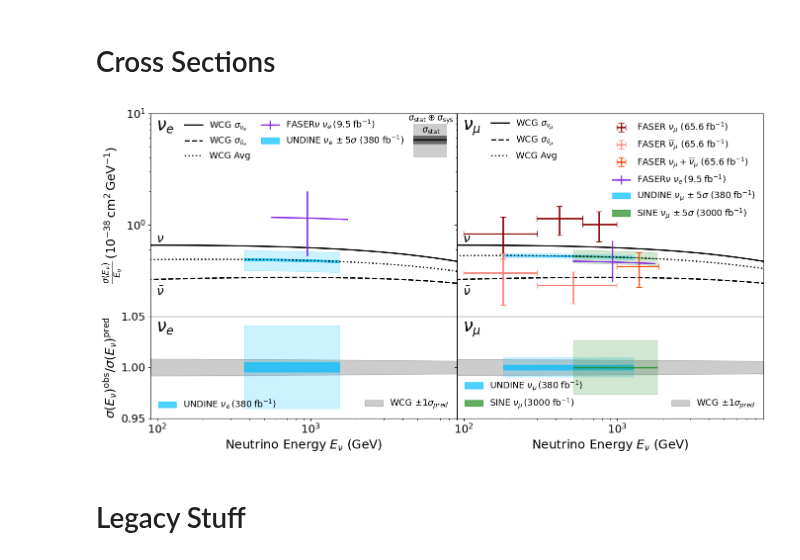
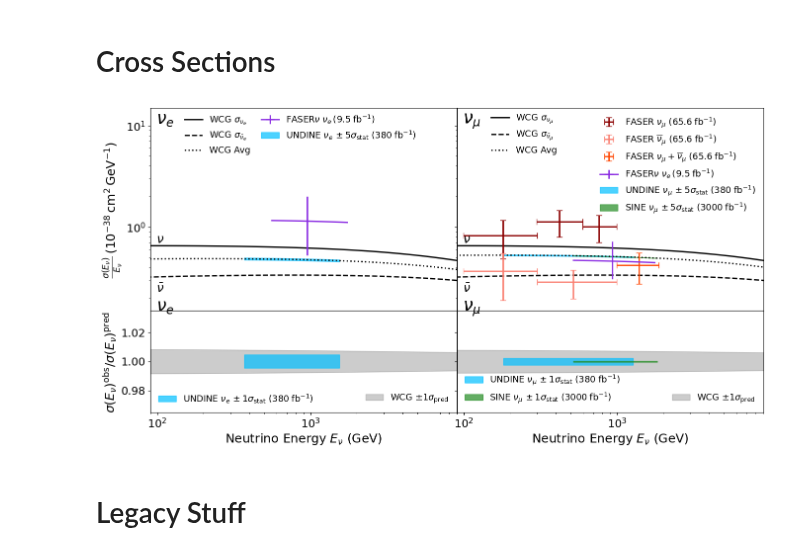
Before and after one commit to nickkamp1/Lake_Geneva_Neutrinos, a Jupyter notebook: SIREN_Analysis.ipynb, the cells around one changed output. Drawn from its saved outputs; the diff is of its cells as text; code cells hidden in the pictures.

Commit message:
revert to e instead of e + nc, clean up HNL sensitivity plot, clean up cross section plot, and finalize HNL jobs

```diff
--- a/SIREN_Analysis.ipynb
+++ b/SIREN_Analysis.ipynb
@@ -543,7 +543,7 @@ for lg,cg in zip(light_generators,charm_generators):
                 UNDINE_edist_muons_pions += tau_muon_BR*muon_pion_edist
                 UNDINE_edist_muons_kaons += tau_muon_BR*muon_kaon_edist
                 UNDINE_edist_muons_charm += tau_muon_BR*muon_charm_edist
-            if not(xs_model=="CC" and pid==14):
+            if xs_model=="CC" and pid==12: # if not(xs_model=="CC" and pid==14):
                 UNDINE_electrons += rate
                 UNDINE_electrons_pions += pion_rate
                 UNDINE_electrons_kaons += kaon_rate
@@ -619,12 +619,12 @@ plt.errorbar([],[],xerr=[],yerr=[],color="black",lw=3,label=r"$%d \sigma_{\rm st
 plt.legend(title=r"SINE (%1.1f ${\rm fb}^{-1}$)"%(3000*exposure_factor)+"\n"+r"UNDINE (%1.1f ${\rm fb}^{-1}$)"%(3000*UNDINE_luminosity_factor*exposure_factor),loc="lower left",title_fontsize=18)
 # plt.legend(title=r"%d ${\rm fb}^{-1}$ (%2.1f days)"%(3000*exposure_factor,exposure_factor/yearly_factor*365),loc="lower left")
 plt.xlim(14,36)
-plt.ylim(1,2)
+plt.ylim(2,7)
 plt.xlabel("(SINE Total) / (UNDINE Total)")
-plt.ylabel(r"(UNDINE $\mu$) / (UNDINE $e$ + NC)")
+plt.ylabel(r"(UNDINE $\mu$) / (UNDINE $e$)")
 plt.gcf().set_facecolor("white")
 plt.gcf().patch.set_alpha(0.0)
-plt.savefig("Figures/SIREN/GeneratorDifferntiator_withNC.pdf",dpi=100)
+plt.savefig("Figures/SIREN/GeneratorDifferntiator.pdf",dpi=100)
 plt.show()
 # %% [output]
 EPOSLHC BKSS
@@ -1221,11 +1224,11 @@ handle = ax[0,1].fill_between(UNDINE_numu_Erange_arr,
                    (1+n_sigma_top*UNDINE_numu_stat_err)*(UNDINE_numu_avg_xsec/UNDINE_numu_Erange_arr/1e-38),
                    color=UNDINE_color,alpha=0.7)
 exp_handles[(0,1)].append(handle)
-exp_labels[(0,1)].append(r"UNDINE $\nu_\mu\,\pm %d\sigma~(%1.0f\;{\rm fb}^{-1})$"%(n_sigma_top,UNDINE_luminosity_factor*3000*exposure_factor))
-ax[0,1].fill_between(UNDINE_numu_Erange_arr,
-                   (1-n_sigma_top*UNDINE_numu_tot_err)*(UNDINE_numu_avg_xsec/UNDINE_numu_Erange_arr/1e-38),
-                   (1+n_sigma_top*UNDINE_numu_tot_err)*(UNDINE_numu_avg_xsec/UNDINE_numu_Erange_arr/1e-38),
-                   color=UNDINE_color,alpha=0.2)
+exp_labels[(0,1)].append(r"UNDINE $\nu_\mu\,\pm %d\sigma_{\rm stat}~(%1.0f\;{\rm fb}^{-1})$"%(n_sigma_top,UNDINE_luminosity_factor*3000*exposure_factor))
+# ax[0,1].fill_between(UNDINE_numu_Erange_arr,
+#                    (1-n_sigma_top*UNDINE_numu_tot_err)*(UNDINE_numu_avg_xsec/UNDINE_numu_Erange_arr/1e-38),
+#                    (1+n_sigma_top*UNDINE_numu_tot_err)*(UNDINE_numu_avg_xsec/UNDINE_numu_Erange_arr/1e-38),
+#                    color=UNDINE_color,alpha=0.2)
 
 UNDINE_nue_Erange_arr = np.linspace(*UNDINE_nue_Erange,100)
 UNDINE_nue_avg_xsec = [1./(1+nu_nubar_nue)*(DIS_xs[(12,"CC")].TotalCrossSection(nue,e) + nu_nubar_nue*DIS_xs[(-12,"CC")].TotalCrossSection(nuebar,e)) for e in UNDINE_nue_Erange_arr]
@@ -1235,11 +1238,11 @@ handle = ax[0,0].fill_between(UNDINE_nue_Erange_arr,
                    (1+n_sigma_top*UNDINE_nue_stat_err)*(UNDINE_nue_avg_xsec/UNDINE_nue_Erange_arr/1e-38),
                    color=UNDINE_color,alpha=0.7)
 exp_handles[(0,0)].append(handle)
-exp_labels[(0,0)].append(r"UNDINE $\nu_e\,\pm %d\sigma~(%1.0f\;{\rm fb}^{-1})$"%(n_sigma_top,UNDINE_luminosity_factor*3000*exposure_factor))
-ax[0,0].fill_between(UNDINE_nue_Erange_arr,
-                   (1-n_sigma_top*UNDINE_nue_tot_err)*(UNDINE_nue_avg_xsec/UNDINE_nue_Erange_arr/1e-38),
-                   (1+n_sigma_top*UNDINE_nue_tot_err)*(UNDINE_nue_avg_xsec/UNDINE_nue_Erange_arr/1e-38),
-                   color=UNDINE_color,alpha=0.2)
+exp_labels[(0,0)].append(r"UNDINE $\nu_e\,\pm %d\sigma_{\rm stat}~(%1.0f\;{\rm fb}^{-1})$"%(n_sigma_top,UNDINE_luminosity_factor*3000*exposure_factor))
+# ax[0,0].fill_between(UNDINE_nue_Erange_arr,
+#                    (1-n_sigma_top*UNDINE_nue_tot_err)*(UNDINE_nue_avg_xsec/UNDINE_nue_Erange_arr/1e-38),
+#                    (1+n_sigma_top*UNDINE_nue_tot_err)*(UNDINE_nue_avg_xsec/UNDINE_nue_Erange_arr/1e-38),
+#                    color=UNDINE_color,alpha=0.2)
 
 SINE_numu_Erange_arr = np.linspace(*SINE_numu_Erange,100)
 SINE_numu_avg_xsec = [1./(1+nu_nubar_numu)*(DIS_xs[(14,"CC")].TotalCrossSection(numu,e) + nu_nubar_numu*DIS_xs[(-14,"CC")].TotalCrossSection(numubar,e)) for e in SINE_numu_Erange_arr]
@@ -1249,11 +1252,11 @@ handle = ax[0,1].fill_between(SINE_numu_Erange_arr,
                    (1+n_sigma_top*SINE_numu_stat_err)*(SINE_numu_avg_xsec/SINE_numu_Erange_arr/1e-38),
                    color=SINE_color,alpha=0.7)
 exp_handles[(0,1)].append(handle)
-exp_labels[(0,1)].append(r"SINE $\nu_\mu\,\pm %d\sigma~(%1.0f\;{\rm fb}^{-1})$"%(n_sigma_top,3000*exposure_factor))
-ax[0,1].fill_between(SINE_numu_Erange_arr,
-                   (1-n_sigma_top*SINE_numu_tot_err)*(SINE_numu_avg_xsec/SINE_numu_Erange_arr/1e-38),
-                   (1+n_sigma_top*SINE_numu_tot_err)*(SINE_numu_avg_xsec/SINE_numu_Erange_arr/1e-38),
-                   color=SINE_color,alpha=0.2)
+exp_labels[(0,1)].append(r"SINE $\nu_\mu\,\pm %d\sigma_{\rm stat}~(%1.0f\;{\rm fb}^{-1})$"%(n_sigma_top,3000*exposure_factor))
+# ax[0,1].fill_between(SINE_numu_Erange_arr,
+#                    (1-n_sigma_top*SINE_numu_tot_err)*(SINE_numu_avg_xsec/SINE_numu_Erange_arr/1e-38),
+#                    (1+n_sigma_top*SINE_numu_tot_err)*(SINE_numu_avg_xsec/SINE_numu_Erange_arr/1e-38),
+#                    color=SINE_color,alpha=0.2)
 
 
 # ratio plot
@@ -1264,7 +1267,7 @@ handle = ax[1,0].fill_between(erange,
                    1+(1./(1+nu_nubar_nue)*(DIS_xs_unc[(12,"CC")](erange) + nu_nubar_nue*DIS_xs_unc[(-12,"CC")](erange))/100.),
                    color="black",alpha=0.2)
 theory_handles[(1,0)].append(handle)
-theory_labels[(1,0)].append(r"WCG $\pm 1 \sigma_{pred}$")
+theory_labels[(1,0)].append(r"WCG $\pm 1 \sigma_{\rm pred}$")
 
 #ax[1,1].plot(erange,np.ones_like(erange),alpha=0.3,color="black")
 ax[1,1].fill_between(erange,
@@ -1272,7 +1275,7 @@ ax[1,1].fill_between(erange,
                    1+(1./(1+nu_nubar_numu)*(DIS_xs_unc[(14,"CC")](erange) + nu_nubar_numu*DIS_xs_unc[(-14,"CC")](erange))/100.),
                    color="black",alpha=0.2)
 theory_handles[(1,1)].append(handle)
-theory_labels[(1,1)].append(r"WCG $\pm 1 \sigma_{pred}$")
+theory_labels[(1,1)].append(r"WCG $\pm 1 \sigma_{\rm pred}$")
 
 # ax[1,0].plot(faser_nue_erange,
 #            faser_nue_alpha[0]*np.ones_like(faser_nue_erange),
@@ -1295,36 +1298,36 @@ handle = ax[1,1].fill_between(UNDINE_numu_Erange_arr,
                    (1+n_sigma_bottom*UNDINE_numu_stat_err),
                    color=UNDINE_color,alpha=0.7)
 exp_handles[(1,1)].append(handle)
-exp_labels[(1,1)].append(r"UNDINE $\nu_\mu\,(%1.0f\;{\rm fb}^{-1})$"%(UNDINE_luminosity_factor*3000*exposure_factor))
-ax[1,1].fill_between(UNDINE_numu_Erange_arr,
-                   (1-n_sigma_bottom*UNDINE_numu_tot_err),
-                   (1+n_sigma_bottom*UNDINE_numu_tot_err),
-                   color=UNDINE_color,alpha=0.2)
+exp_labels[(1,1)].append(r"UNDINE $\nu_\mu\,\pm %d\sigma_{\rm stat}~(%1.0f\;{\rm fb}^{-1})$"%(n_sigma_bottom,UNDINE_luminosity_factor*3000*exposure_factor))
+# ax[1,1].fill_between(UNDINE_numu_Erange_arr,
+#                    (1-n_sigma_bottom*UNDINE_numu_tot_err),
+#                    (1+n_sigma_bottom*UNDINE_numu_tot_err),
+#                    color=UNDINE_color,alpha=0.2)
 
 handle = ax[1,0].fill_between(UNDINE_nue_Erange_arr,
                    (1-n_sigma_bottom*UNDINE_nue_stat_err),
                    (1+n_sigma_bottom*UNDINE_nue_stat_err),
                    color=UNDINE_color,alpha=0.7)
 exp_handles[(1,0)].append(handle)
-exp_labels[(1,0)].append(r"UNDINE $\nu_e\,(%1.0f\;{\rm fb}^{-1})$"%(UNDINE_luminosity_factor*3000*exposure_factor))
-ax[1,0].fill_between(UNDINE_nue_Erange_arr,
-                   (1-n_sigma_bottom*UNDINE_nue_tot_err),
-                   (1+n_sigma_bottom*UNDINE_nue_tot_err),
-                   color=UNDINE_color,alpha=0.2)
+exp_labels[(1,0)].append(r"UNDINE $\nu_e\,\pm %d\sigma_{\rm stat}~(%1.0f\;{\rm fb}^{-1})$"%(n_sigma_bottom,UNDINE_luminosity_factor*3000*exposure_factor))
+# ax[1,0].fill_between(UNDINE_nue_Erange_arr,
+#                    (1-n_sigma_bottom*UNDINE_nue_tot_err),
+#                    (1+n_sigma_bottom*UNDINE_nue_tot_err),
+#                    color=UNDINE_color,alpha=0.2)
 
 handle = ax[1,1].fill_between(SINE_numu_Erange_arr,
                    (1-n_sigma_bottom*SINE_numu_stat_err),
                    (1+n_sigma_bottom*SINE_numu_stat_err),
                    color=SINE_color,alpha=0.7)
 exp_handles[(1,1)].append(handle)
-exp_labels[(1,1)].append(r"SINE $\nu_\mu\,(%1.0f\;{\rm fb}^{-1})$"%(3000*exposure_factor))
-ax[1,1].fill_between(SINE_numu_Erange_arr,
-                   (1-n_sigma_bottom*SINE_numu_tot_err),
-                   (1+n_sigma_bottom*SINE_numu_tot_err),
-                   color=SINE_color,alpha=0.2)
+exp_labels[(1,1)].append(r"SINE $\nu_\mu\,\pm %d\sigma_{\rm stat}~(%1.0f\;{\rm fb}^{-1})$"%(n_sigma_bottom,3000*exposure_factor))
+# ax[1,1].fill_between(SINE_numu_Erange_arr,
+#                    (1-n_sigma_bottom*SINE_numu_tot_err),
+#                    (1+n_sigma_bottom*SINE_numu_tot_err),
+#                    color=SINE_color,alpha=0.2)
 
 emin=9e1
-sigmax=10
+sigmax=15
 ax[0,0].text(1.1*emin,0.7*sigmax,r"$\nu_e$",fontsize=25)
 ax[1,0].text(1.1*emin,1.035,r"$\nu_e$",fontsize=25)
 ax[0,0].text(1.1*emin,0.7,r"$\nu$",fontsize=18)
@@ -1343,41 +1346,41 @@ legend1 = ax[r,c].legend(theory_handles[(r,c)], theory_labels[(r,c)], fontsize=1
 ax[r,c].legend(exp_handles[(r,c)], exp_labels[(r,c)], fontsize=13,loc="upper right")
 ax[r,c].add_artist(legend1)
 r,c = 1,0
 legend1 = ax[r,c].legend(theory_handles[(r,c)], theory_labels[(r,c)], fontsize=13,loc="lower right")
 ax[r,c].legend(exp_handles[(r,c)], exp_labels[(r,c)], fontsize=13, loc = "lower left")
 ax[r,c].add_artist(legend1)
 r,c = 1,1
 legend1 = ax[r,c].legend(theory_handles[(r,c)], theory_labels[(r,c)], fontsize=13,loc="lower right")
 ax[r,c].legend(exp_handles[(r,c)], exp_labels[(r,c)], fontsize=13, loc = "lower left")
 ax[r,c].add_artist(legend1)
 
-ax[0,0].add_patch(Rectangle((4700,4),3000,4,edgecolor="none",facecolor="black",alpha=0.2))
-ax[0,0].add_patch(Rectangle((4700,5.3),3000,1,edgecolor="none",facecolor="black",alpha=0.5))
-ax[0,0].plot([4720,7600],[5.8,5.8],color="black",ls="-")
-ax[0,0].text(6100,8.8,r"$\sigma_{\rm stat}\oplus\sigma_{\rm sys}$",ha="center",va="center",fontsize=13)
-ax[0,0].text(6100,7,r"$\sigma_{\rm stat}$",ha="center",va="center",fontsize=13)
+# ax[0,0].add_patch(Rectangle((4700,4),3000,4,edgecolor="none",facecolor="black",alpha=0.2))
+# ax[0,0].add_patch(Rectangle((4700,5.3),3000,1,edgecolor="none",facecolor="black",alpha=0.5))
+# ax[0,0].plot([4720,7600],[5.8,5.8],color="black",ls="-")
+# ax[0,0].text(6100,8.8,r"$\sigma_{\rm stat}\oplus\sigma_{\rm sys}$",ha="center",va="center",fontsize=13)
+# ax[0,0].text(6100,7,r"$\sigma_{\rm stat}$",ha="center",va="center",fontsize=13)
 
 
 ax[0,0].loglog()
 ax[0,1].loglog()
 ax[0,0].set_ylim(1.5e-1,sigmax)
 ax[0,0].set_ylabel(r"$\frac{\sigma(E_\nu)}{E_\nu}\,(10^{-38}\,{\rm cm}^2\,{\rm GeV}^{-1})$ ")
 ax[1,0].semilogx()
 ax[1,1].semilogx()
-ax[1,0].set_ylim(0.95,1.05)
+ax[1,0].set_ylim(0.965,1.035)
 ax[1,0].set_xlim(emin,9e3)#erange[-1])
 ax[1,1].set_xlim(emin,9e3)#erange[-1])
 ax[1,0].set_ylabel(r"$\sigma(E_\nu)^{\rm obs}/\sigma(E_\nu)^{\rm pred}$ ")
 ax[1,0].set_xlabel(r"Neutrino Energy $E_\nu$ (GeV)")
 ax[1,1].set_xlabel(r"Neutrino Energy $E_\nu$ (GeV)")
 # ax[1,0].set_xticklabels(ax[1,0].get_xticklabels()[:-2])
 # ax[1,0].set_yticks(ax[1,0].get_yticks()[:-1])
 
 #plt.tight_layout()
-plt.savefig("Figures/SIREN/CrossSection.pdf",dpi=100)
+plt.savefig("Figures/SIREN/CrossSection_StatErrorOnly.pdf",dpi=100)
 plt.show()
 # %% [output]
-[figure, old version]
+[figure, new version]
 # %% [markdown]
 # Legacy Stuff
 # %%
```
Also changed, not shown: parts of 3 cells of this notebook, 7 other files.
